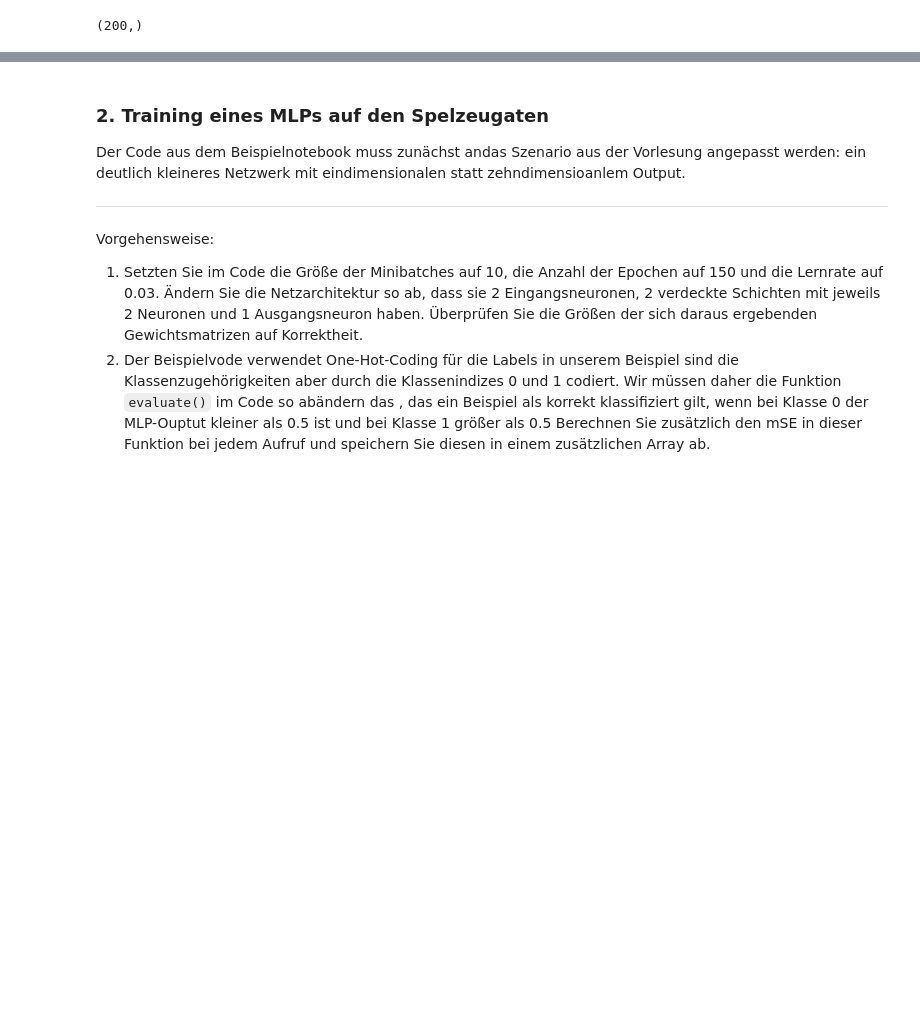
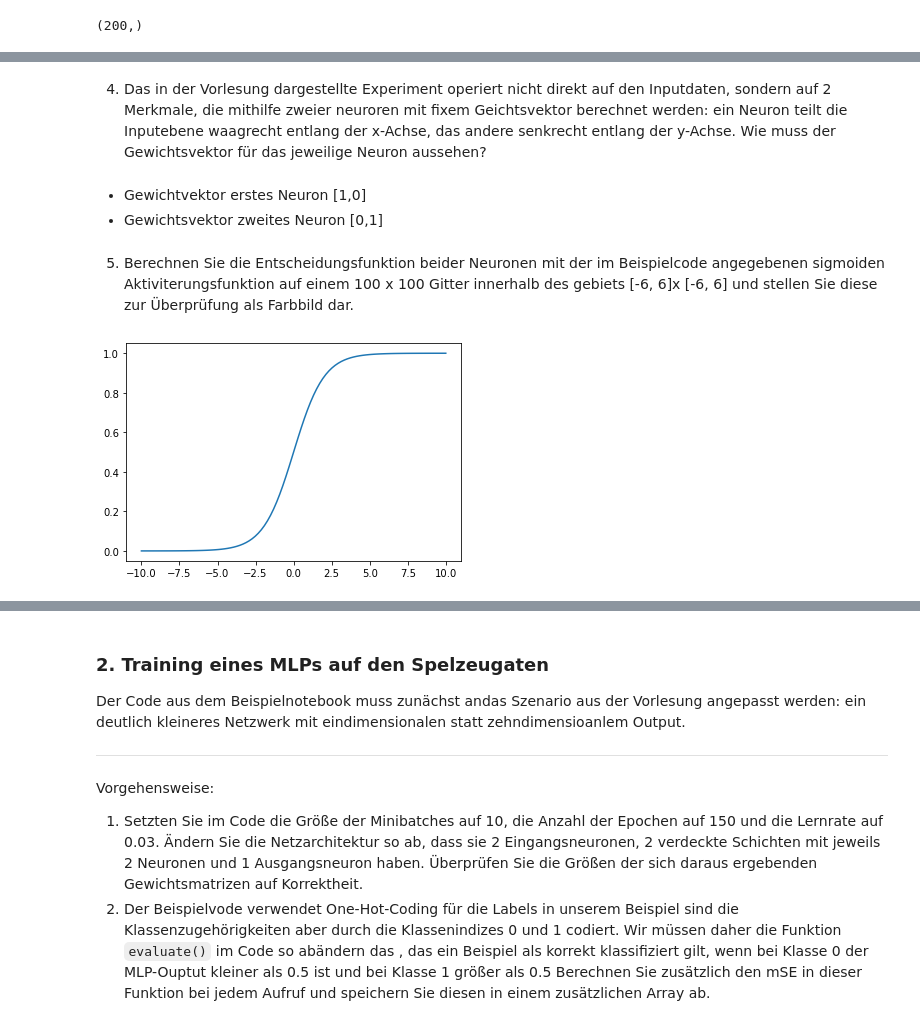
Before and after one commit to ExLeonem/DL-WS1920, a Jupyter notebook: notebooks/Aufgabe 1.ipynb, the cells around one changed output, grey strips where cells are left out. Saved outputs shown, nothing was run; the diff lists cells and outputs as text; code cells hidden in the pictures; blank space fills up the shorter version.

Commit message:
adding plots, plot calculation and weighting

```diff
--- a/notebooks/Aufgabe 1.ipynb
+++ b/notebooks/Aufgabe 1.ipynb
@@ -161,0 +163,19 @@ test_df.T.describe()
+# %% [markdown]
+4. Das in der Vorlesung dargestellte Experiment operiert nicht direkt auf den Inputdaten, sondern auf 2 Merkmale, die mithilfe zweier neuroren mit fixem Geichtsvektor berechnet werden: ein Neuron teilt die Inputebene waagrecht entlang der x-Achse, das andere senkrecht entlang der y-Achse. Wie muss der Gewichtsvektor für das jeweilige Neuron aussehen?
+# %% [markdown]
+- Gewichtvektor erstes Neuron [1,0]
+- Gewichtsvektor zweites Neuron [0,1]
+# %% [markdown]
+5. Berechnen Sie die Entscheidungsfunktion beider Neuronen mit der im Beispielcode angegebenen sigmoiden Aktiviterungsfunktion auf einem 100 x 100 Gitter innerhalb des gebiets [-6, 6]x [-6, 6] und stellen Sie diese zur Überprüfung als Farbbild dar.
+# %%
+sigmoid = lambda x: 1/(1+np.exp(-x))
+sigmoid_prime = lambda x: sigmoid(x) + (1- sigmoid(x))
+# %%
+# Sigmoid function
+x = np.linspace(-10, 10, 100)
+z = sigmoid(x)
+
+plt.plot(x, z)
+plt.show()
+# %% [output]
+[figure, added]
```
Also changed, not shown: parts of 19 cells of this notebook.
